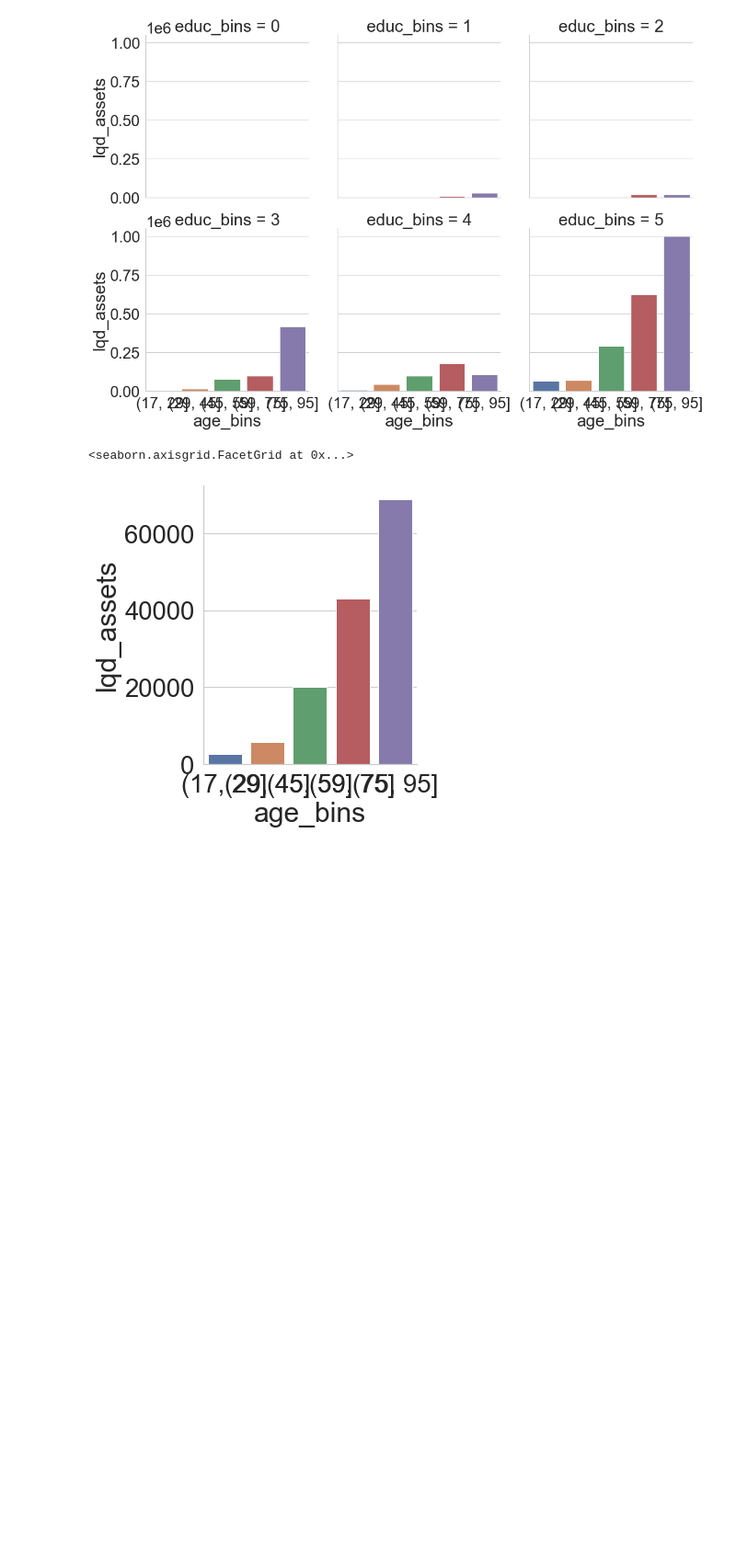
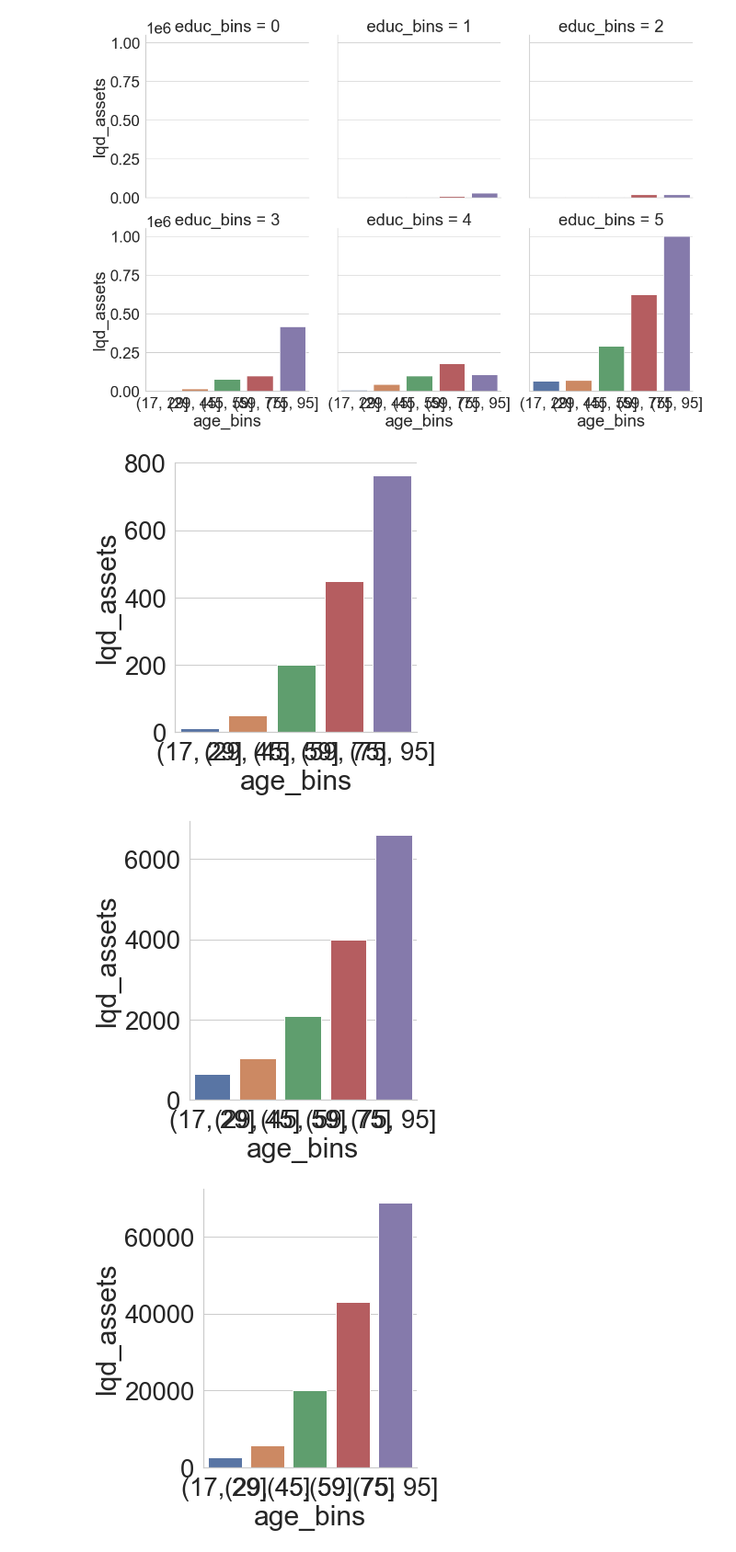
Before and after one commit to danvalen1/SCF-Analysis, a Jupyter notebook: notebooks/EDA.ipynb, the cells around one changed output. Shown at 92% size. Cells and saved outputs as stored; diff of their text form; code cells hidden in the pictures; blank space fills up the shorter version.

```diff
--- a/notebooks/EDA.ipynb
+++ b/notebooks/EDA.ipynb
@@ -185,16 +185,28 @@ sns.catplot(x="age_bins",
 # %% [output]
 <seaborn.axisgrid.FacetGrid at 0x...>
 [figure]
-# %%
-my_func = np.median
-
-sns.catplot(x="age_bins",
-            y='lqd_assets',
-            data=df,
-            kind='bar',
-            estimator=my_func,
-            ci=None
-           )
-# %% [output]
-<seaborn.axisgrid.FacetGrid at 0x...>
-[figure, removed]
+# %%
+
+def make_f(i):
+    def my_func(x, q=i, **kws):
+        quant = np.quantile(x, q)
+        return quant
+    return my_func
+
+func_dict = {}
+for q in [.1, .25, .5, .75, .9]:
+    func_dict[q] = make_f(q)
+
+
+for i in func_dict:
+    sns.catplot(x="age_bins",
+                y='lqd_assets',
+                data=df,
+                kind='bar',
+                estimator=func_dict[i],
+                ci=None
+               )
+# %% [output]
+[figure, added]
+[figure, added]
+[figure, added]
```
Also changed, not shown: parts of 32 cells of this notebook, 8 other files.
